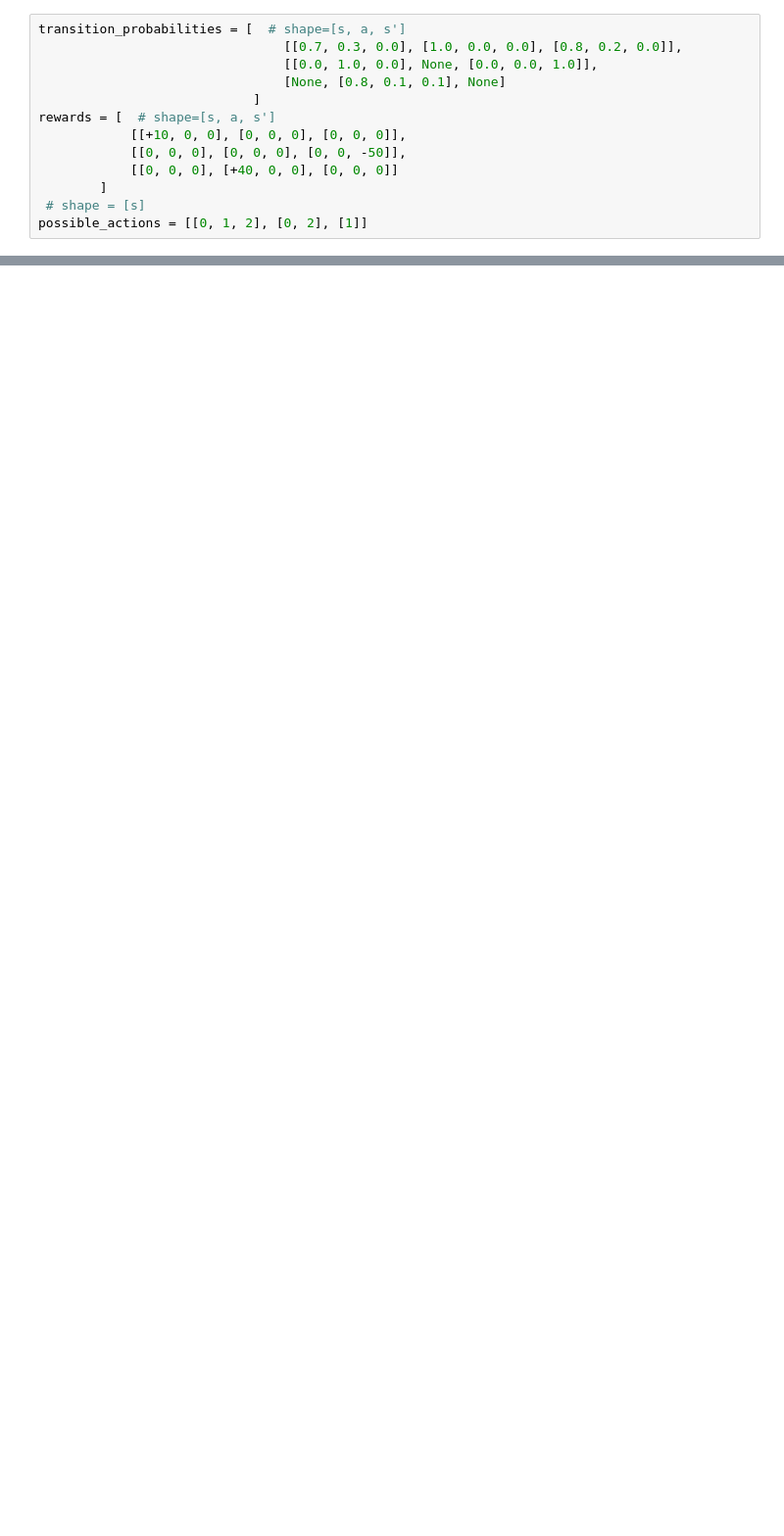
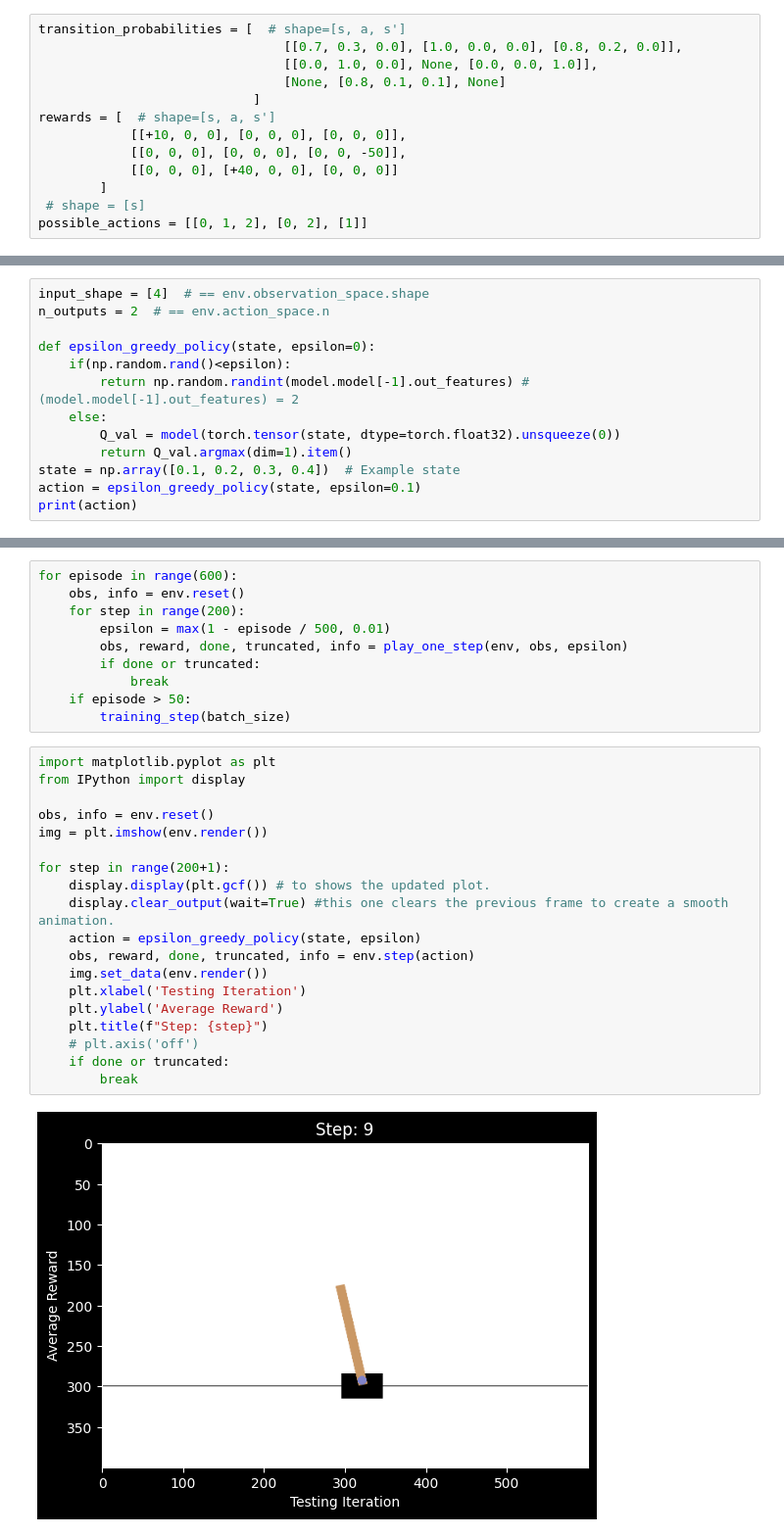
Before and after one commit to Shivamkushwaha9/ReinforcementLearning, a Jupyter notebook: q-learning/qlearning.ipynb, the cells around one changed output, grey strips where cells are left out. Shown at 98% size. Cells and saved outputs as stored; diff of their text form; blank space fills up the shorter version.

```diff
--- a/q-learning/qlearning.ipynb
+++ b/q-learning/qlearning.ipynb
@@ -24,0 +137,13 @@ import numpy as np
+# %%
+input_shape = [4]  # == env.observation_space.shape
+n_outputs = 2  # == env.action_space.n
+
+def epsilon_greedy_policy(state, epsilon=0):
+    if(np.random.rand()<epsilon):
+        return np.random.randint(model.model[-1].out_features) # (model.model[-1].out_features) = 2
+    else:
+        Q_val = model(torch.tensor(state, dtype=torch.float32).unsqueeze(0))
+        return Q_val.argmax(dim=1).item()
+state = np.array([0.1, 0.2, 0.3, 0.4])  # Example state
+action = epsilon_greedy_policy(state, epsilon=0.1)
+print(action)
@@ -24,0 +268,31 @@ import numpy as np
+# %%
+for episode in range(600):
+    obs, info = env.reset()
+    for step in range(200):
+        epsilon = max(1 - episode / 500, 0.01)
+        obs, reward, done, truncated, info = play_one_step(env, obs, epsilon)
+        if done or truncated:
+            break
+    if episode > 50:
+        training_step(batch_size)
+# %%
+import matplotlib.pyplot as plt
+from IPython import display
+
+obs, info = env.reset()
+img = plt.imshow(env.render())
+
+for step in range(200+1):
+    display.display(plt.gcf()) # to shows the updated plot.
+    display.clear_output(wait=True) #this one clears the previous frame to create a smooth animation.
+    action = epsilon_greedy_policy(state, epsilon)
+    obs, reward, done, truncated, info = env.step(action)
+    img.set_data(env.render())
+    plt.xlabel('Testing Iteration')
+    plt.ylabel('Average Reward')
+    plt.title(f"Step: {step}")
+    # plt.axis('off')
+    if done or truncated:
+        break
+# %% [output]
+[figure, added]
```
Also changed, not shown: parts of 17 cells of this notebook, 1 other file.
